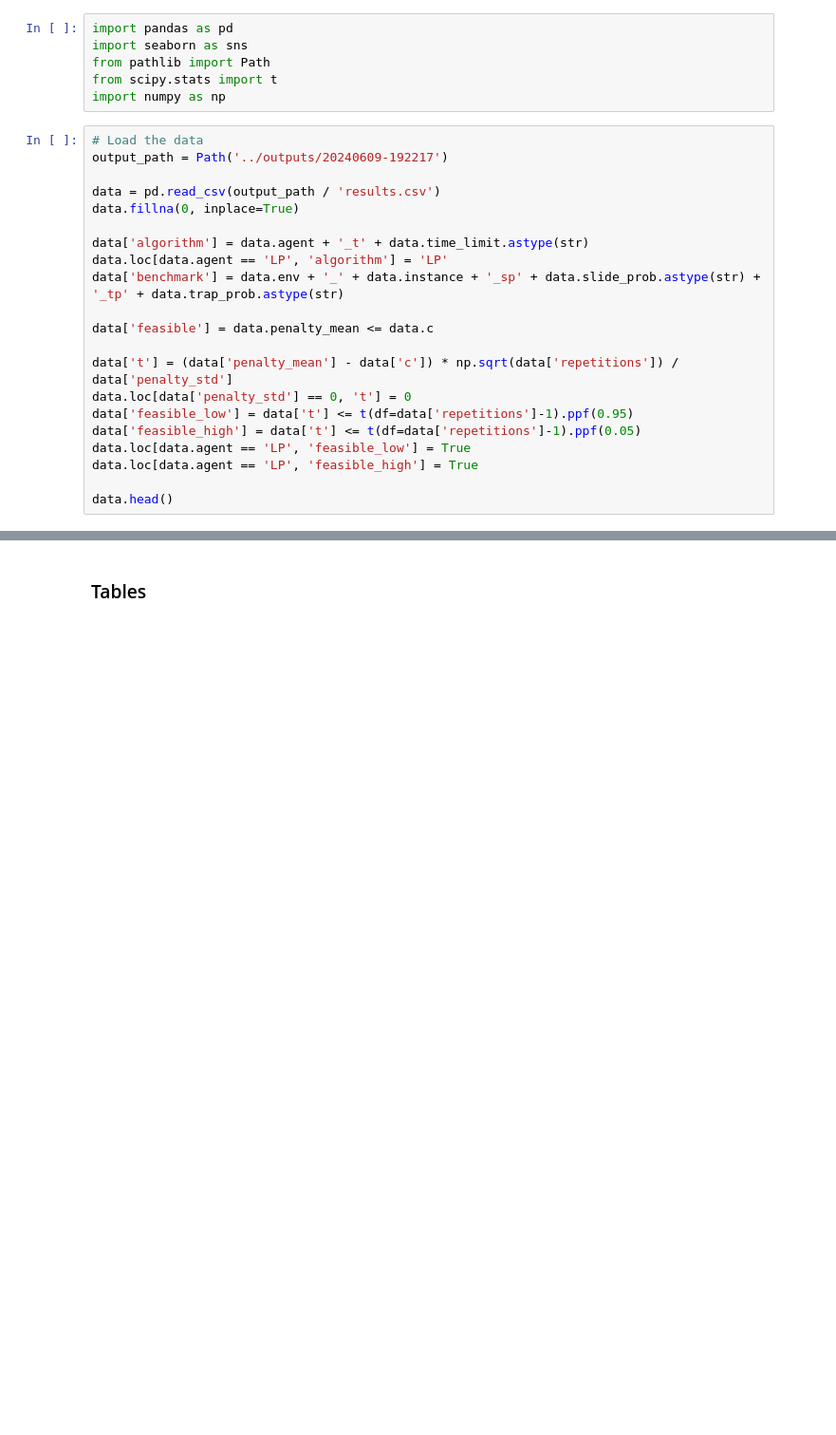
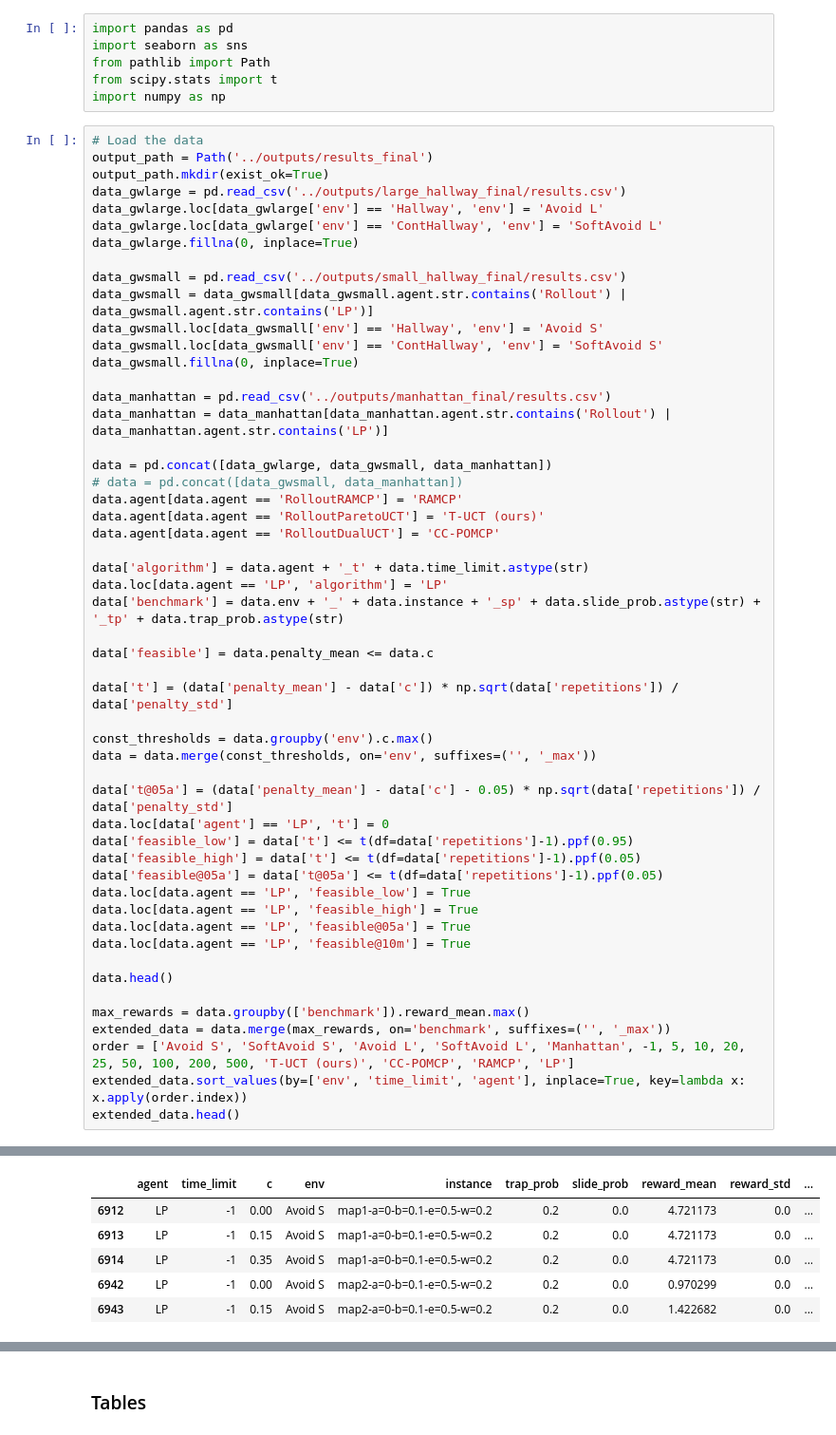
Before and after one commit to kurecka/rats, a Jupyter notebook: notebooks/visualization.ipynb, the cells around one changed output, grey strips where cells are left out. Shown: that part at 95% size. Drawn from its saved outputs; the diff is of its cells as text; blank space fills up the shorter version.

```diff
--- a/notebooks/visualization.ipynb
+++ b/notebooks/visualization.ipynb
@@ -6,10 +6,27 @@ from scipy.stats import t
 import numpy as np
 # %%
 # Load the data
-output_path = Path('../outputs/20240609-192217')
+output_path = Path('../outputs/results_final')
+output_path.mkdir(exist_ok=True)
+data_gwlarge = pd.read_csv('../outputs/large_hallway_final/results.csv')
+data_gwlarge.loc[data_gwlarge['env'] == 'Hallway', 'env'] = 'Avoid L'
+data_gwlarge.loc[data_gwlarge['env'] == 'ContHallway', 'env'] = 'SoftAvoid L'
+data_gwlarge.fillna(0, inplace=True)
 
-data = pd.read_csv(output_path / 'results.csv')
-data.fillna(0, inplace=True)
+data_gwsmall = pd.read_csv('../outputs/small_hallway_final/results.csv')
+data_gwsmall = data_gwsmall[data_gwsmall.agent.str.contains('Rollout') | data_gwsmall.agent.str.contains('LP')]
+data_gwsmall.loc[data_gwsmall['env'] == 'Hallway', 'env'] = 'Avoid S'
+data_gwsmall.loc[data_gwsmall['env'] == 'ContHallway', 'env'] = 'SoftAvoid S'
+data_gwsmall.fillna(0, inplace=True)
+
+data_manhattan = pd.read_csv('../outputs/manhattan_final/results.csv')
+data_manhattan = data_manhattan[data_manhattan.agent.str.contains('Rollout') | data_manhattan.agent.str.contains('LP')]
+
+data = pd.concat([data_gwlarge, data_gwsmall, data_manhattan])
+# data = pd.concat([data_gwsmall, data_manhattan])
+data.agent[data.agent == 'RolloutRAMCP'] = 'RAMCP'
+data.agent[data.agent == 'RolloutParetoUCT'] = 'T-UCT (ours)'
+data.agent[data.agent == 'RolloutDualUCT'] = 'CC-POMCP'
 
 data['algorithm'] = data.agent + '_t' + data.time_limit.astype(str)
 data.loc[data.agent == 'LP', 'algorithm'] = 'LP'
@@ -18,10 +35,25 @@ data['benchmark'] = data.env + '_' + data.instance + '_sp' + data.slide_prob.ast
 data['feasible'] = data.penalty_mean <= data.c
 
 data['t'] = (data['penalty_mean'] - data['c']) * np.sqrt(data['repetitions']) / data['penalty_std']
-data.loc[data['penalty_std'] == 0, 't'] = 0
+
+const_thresholds = data.groupby('env').c.max()
+data = data.merge(const_thresholds, on='env', suffixes=('', '_max'))
+
+data['t@05a'] = (data['penalty_mean'] - data['c'] - 0.05) * np.sqrt(data['repetitions']) / data['penalty_std']
+data.loc[data['agent'] == 'LP', 't'] = 0
 data['feasible_low'] = data['t'] <= t(df=data['repetitions']-1).ppf(0.95)
 data['feasible_high'] = data['t'] <= t(df=data['repetitions']-1).ppf(0.05)
+data['feasible@05a'] = data['t@05a'] <= t(df=data['repetitions']-1).ppf(0.05)
 data.loc[data.agent == 'LP', 'feasible_low'] = True
 data.loc[data.agent == 'LP', 'feasible_high'] = True
+data.loc[data.agent == 'LP', 'feasible@05a'] = True
+data.loc[data.agent == 'LP', 'feasible@10m'] = True
 
 data.head()
+
+max_rewards = data.groupby(['benchmark']).reward_mean.max()
+extended_data = data.merge(max_rewards, on='benchmark', suffixes=('', '_max'))
+order = ['Avoid S', 'SoftAvoid S', 'Avoid L', 'SoftAvoid L', 'Manhattan', -1, 5, 10, 20, 25, 50, 100, 200, 500, 'T-UCT (ours)', 'CC-POMCP', 'RAMCP', 'LP']
+extended_data.sort_values(by=['env', 'time_limit', 'agent'], inplace=True, key=lambda x: x.apply(order.index))
+extended_data.head()
+# %% [output]
@@ -27,0 +72,6 @@ data.head()
+|  | agent | time_limit | c | env | instance | trap_prob | slide_prob | reward_mean | reward_std | ... |
+| 6912 | LP | -1 | 0.00 | Avoid S | map1-a=0-b=0.1-e=0.5-w=0.2 | 0.2 | 0.0 | 4.721173 | 0.0 | ... |
+| 6913 | LP | -1 | 0.15 | Avoid S | map1-a=0-b=0.1-e=0.5-w=0.2 | 0.2 | 0.0 | 4.721173 | 0.0 | ... |
+| 6914 | LP | -1 | 0.35 | Avoid S | map1-a=0-b=0.1-e=0.5-w=0.2 | 0.2 | 0.0 | 4.721173 | 0.0 | ... |
+| 6942 | LP | -1 | 0.00 | Avoid S | map2-a=0-b=0.1-e=0.5-w=0.2 | 0.2 | 0.0 | 0.970299 | 0.0 | ... |
+| 6943 | LP | -1 | 0.15 | Avoid S | map2-a=0-b=0.1-e=0.5-w=0.2 | 0.2 | 0.0 | 1.422682 | 0.0 | ... |
```
Also changed, not shown: parts of 9 cells of this notebook.
